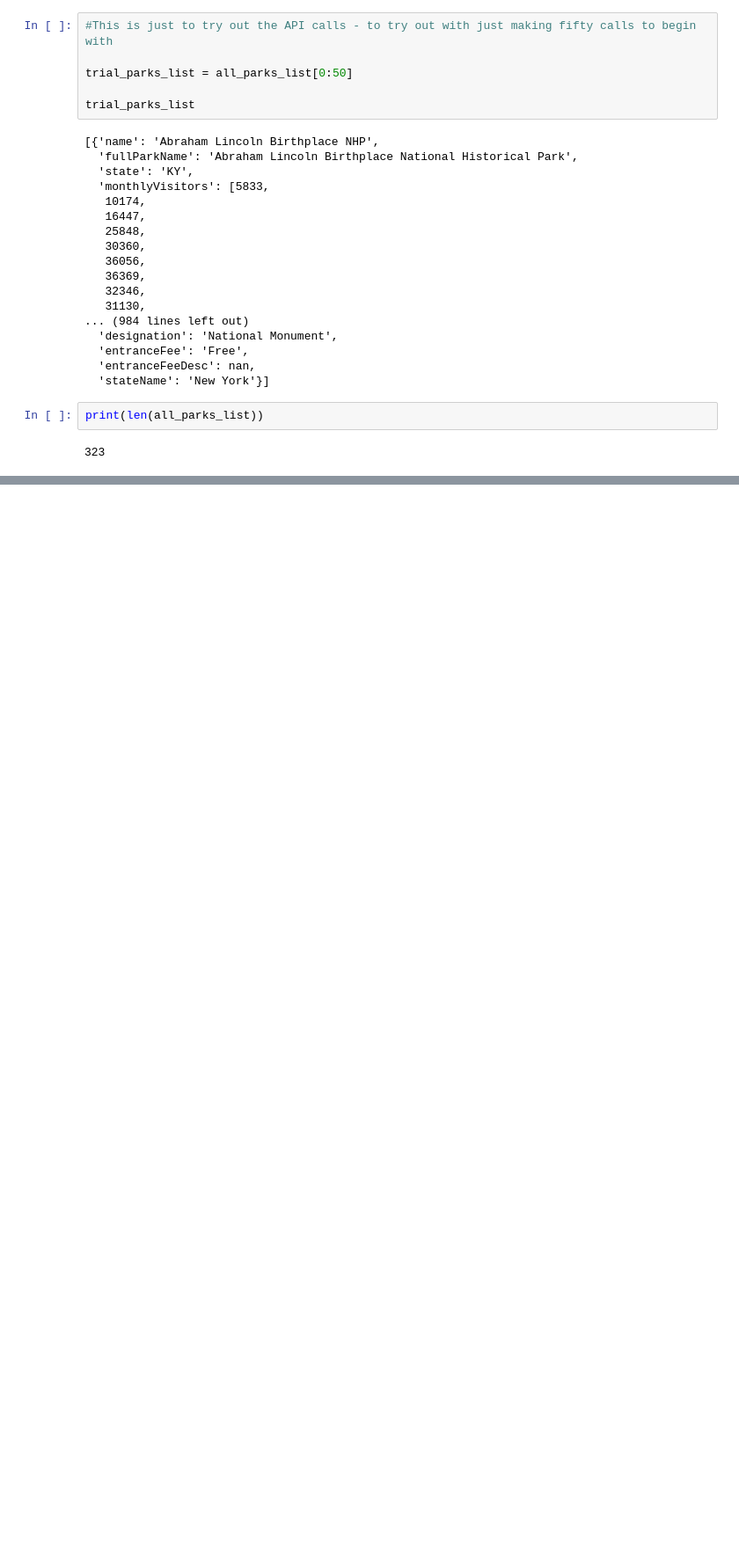
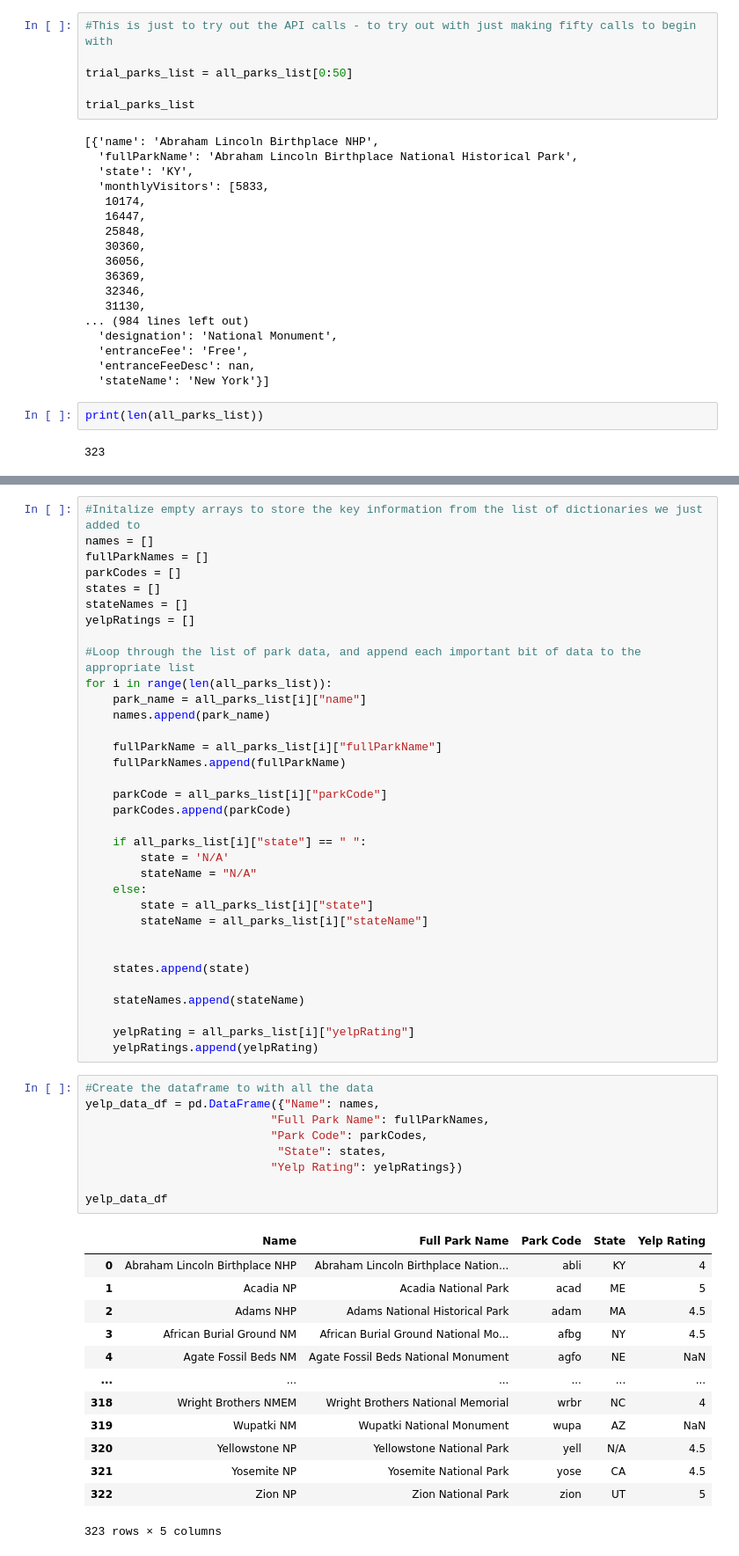
Before and after one commit to kristenfarabaugh/Project-3, a Jupyter notebook: Data Collection/Yelp Data Pull.ipynb, the cells around one changed output, grey strips where cells are left out. Shown at 88% size. Drawn from its saved outputs; the diff is of its cells as text; blank space fills up the shorter version.

```diff
--- a/Data Collection/Yelp Data Pull.ipynb
+++ b/Data Collection/Yelp Data Pull.ipynb
@@ -393,0 +365,57 @@ trial_parks_list
+# %%
+#Initalize empty arrays to store the key information from the list of dictionaries we just added to
+names = []
+fullParkNames = []
+parkCodes = []
+states = []
+stateNames = []
+yelpRatings = []
+
+#Loop through the list of park data, and append each important bit of data to the appropriate list
+for i in range(len(all_parks_list)):
+    park_name = all_parks_list[i]["name"]
+    names.append(park_name)
+
+    fullParkName = all_parks_list[i]["fullParkName"]
+    fullParkNames.append(fullParkName)
+
+    parkCode = all_parks_list[i]["parkCode"]
+    parkCodes.append(parkCode)
+
+    if all_parks_list[i]["state"] == " ":
+        state = 'N/A'
+        stateName = "N/A"
+    else:
+        state = all_parks_list[i]["state"]
+        stateName = all_parks_list[i]["stateName"]
+
+
+    states.append(state)
+
+    stateNames.append(stateName)
+
+    yelpRating = all_parks_list[i]["yelpRating"]
+    yelpRatings.append(yelpRating)
+# %%
+#Create the dataframe to with all the data
+yelp_data_df = pd.DataFrame({"Name": names,
+                           "Full Park Name": fullParkNames,
+                           "Park Code": parkCodes,
+                            "State": states,
+                           "Yelp Rating": yelpRatings})
+
+yelp_data_df
+# %% [output]
+|  | Name | Full Park Name | Park Code | State | Yelp Rating |
+| 0 | Abraham Lincoln Birthplace NHP | Abraham Lincoln Birthplace Nation... | abli | KY | 4 |
+| 1 | Acadia NP | Acadia National Park | acad | ME | 5 |
+| 2 | Adams NHP | Adams National Historical Park | adam | MA | 4.5 |
+| 3 | African Burial Ground NM | African Burial Ground National Mo... | afbg | NY | 4.5 |
+| 4 | Agate Fossil Beds NM | Agate Fossil Beds National Monument | agfo | NE | NaN |
+| ... | ... | ... | ... | ... | ... |
+| 318 | Wright Brothers NMEM | Wright Brothers National Memorial | wrbr | NC | 4 |
+| 319 | Wupatki NM | Wupatki National Monument | wupa | AZ | NaN |
+| 320 | Yellowstone NP | Yellowstone National Park | yell | N/A | 4.5 |
+| 321 | Yosemite NP | Yosemite National Park | yose | CA | 4.5 |
+| 322 | Zion NP | Zion National Park | zion | UT | 5 |
+323 rows × 5 columns
```
Also changed, not shown: parts of 10 cells of this notebook, 3 other files.
